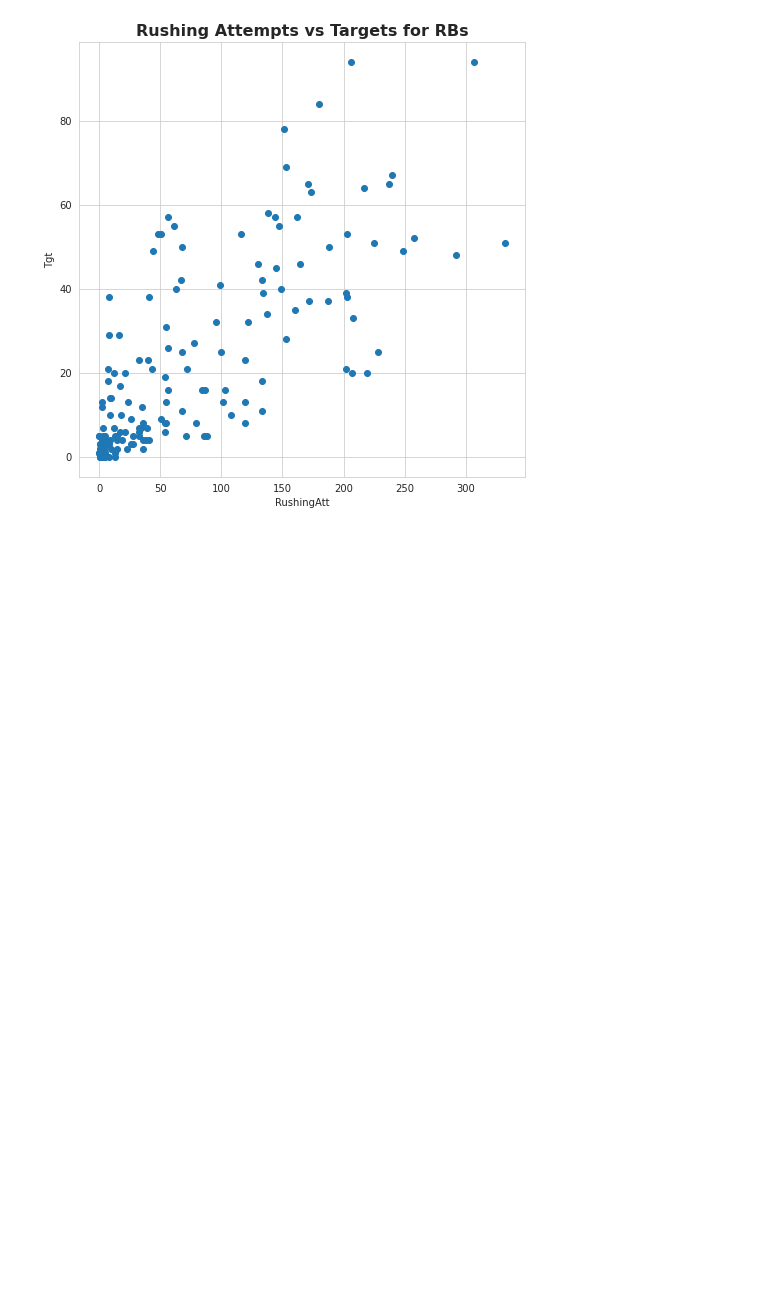
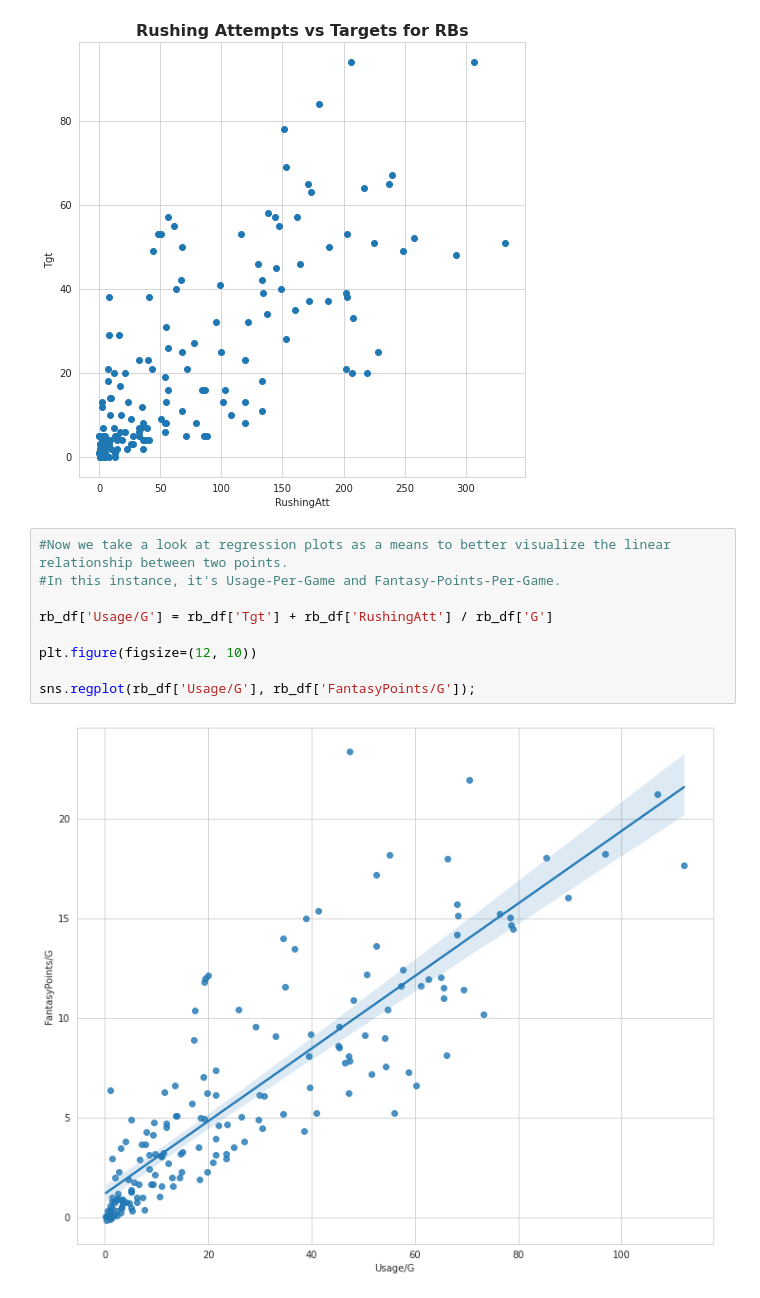
Before and after one commit to oldgreg07/Journey-to-the-Center-of-Python, a Jupyter notebook: Data_Visualization.ipynb, the cells around one changed output. Saved outputs shown, nothing was run; the diff lists cells and outputs as text; blank space fills up the shorter version.

```diff
--- a/Data_Visualization.ipynb
+++ b/Data_Visualization.ipynb
@@ -94,3 +94,14 @@ plt.ylabel('Tgt')
 plt.title('Rushing Attempts vs Targets for RBs', fontsize=16, fontweight='bold');
 # %% [output]
 [figure]
+# %%
+#Now we take a look at regression plots as a means to better visualize the linear relationship between two points.
+#In this instance, it's Usage-Per-Game and Fantasy-Points-Per-Game.
+
+rb_df['Usage/G'] = rb_df['Tgt'] + rb_df['RushingAtt'] / rb_df['G']
+
+plt.figure(figsize=(12, 10))
+
+sns.regplot(rb_df['Usage/G'], rb_df['FantasyPoints/G']);
+# %% [output]
+[figure, added]
```
Also changed, not shown: parts of 9 cells of this notebook.
